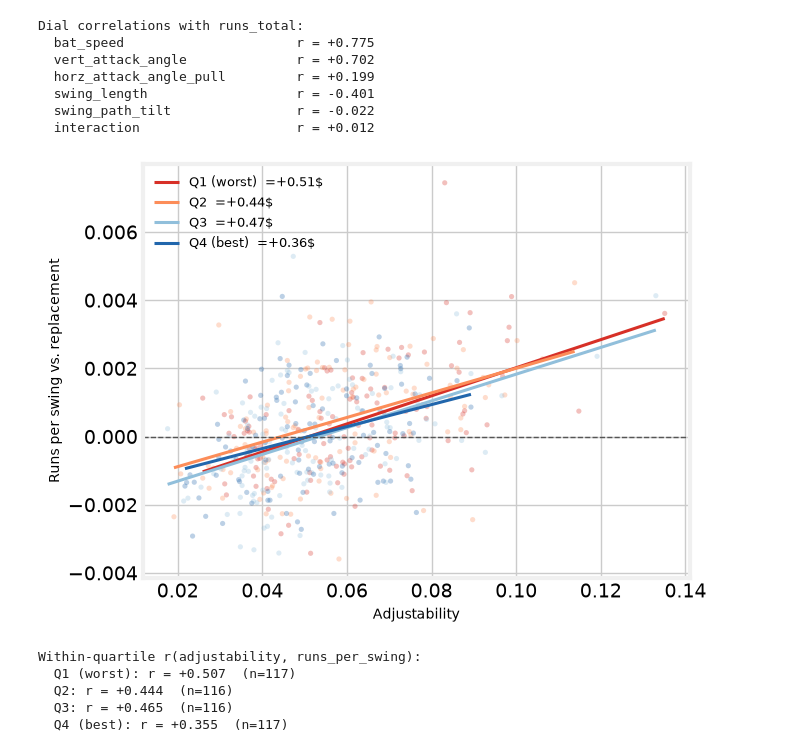
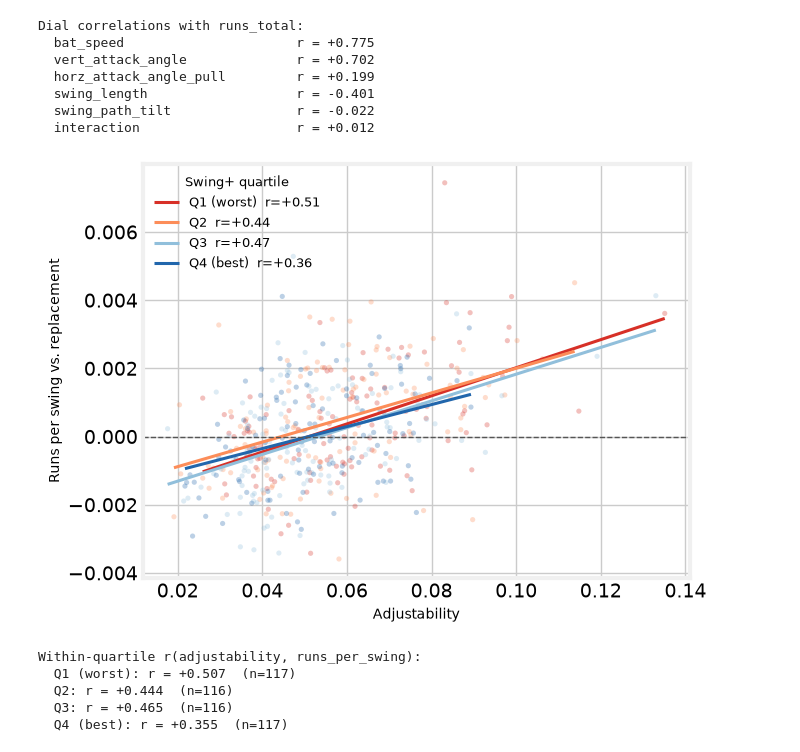
Before and after one commit to theoauyeung/swing_repetoire, a Jupyter notebook: src/adjustability_results.ipynb, the cells around one changed output. Saved outputs shown, nothing was run; the diff lists cells and outputs as text; code cells hidden in the pictures.

Commit message:
fix: remove dollar signs from legend, add Swing+ quartile legend title
Co-Authored-By: Claude Sonnet 4.6 <noreply@anthropic.com>

```diff
--- a/src/adjustability_results.ipynb
+++ b/src/adjustability_results.ipynb
@@ -613,36 +613,37 @@ _cf  = pd.read_parquet(DATA / 'adjustability_value.parquet',
                        columns=['batter_id','batter_stand','swing_plus','runs_per_swing'])
 _df  = _adj.merge(_cf, on=['batter_id','batter_stand']).dropna(subset=['swing_plus','runs_per_swing'])
 
 Q_LABELS = ['Q1 (worst)', 'Q2', 'Q3', 'Q4 (best)']
 Q_COLORS = ['#d73027', '#fc8d59', '#91bfdb', '#2166ac']
 _df['sp_q'] = pd.qcut(_df['swing_plus'], 4, labels=Q_LABELS)
 
 with plt.style.context(FT):
     fig, ax = plt.subplots(figsize=(7, 5))
     for q, col in zip(Q_LABELS, Q_COLORS):
         sub = _df[_df['sp_q'] == q]
         ax.scatter(sub['adjustability'], sub['runs_per_swing'],
                    s=14, alpha=0.30, color=col, edgecolor='none')
         b1q, b0q = np.polyfit(sub['adjustability'], sub['runs_per_swing'], 1)
         xs_q = np.array([sub['adjustability'].min(), sub['adjustability'].max()])
         rq, _ = _stats.pearsonr(sub['adjustability'], sub['runs_per_swing'])
         ax.plot(xs_q, b0q + b1q * xs_q, color=col, lw=2.2,
-                label=f'{q}  ={rq:+.2f}$')
+                label=f'{q}  r={rq:+.2f}')
     ax.axhline(0, color='#555', lw=1, ls='--')
     ax.set_xlabel('Adjustability', fontsize=10)
     ax.set_ylabel('Runs per swing vs. replacement', fontsize=10)
-    ax.legend(fontsize=9, frameon=False, loc='upper left')
+    ax.legend(fontsize=9, frameon=False, loc='upper left',
+              title='Swing+ quartile', title_fontsize=9)
     fig.tight_layout()
     fig.savefig(plot_path('adjustability_value_swingplus.png'), dpi=150, bbox_inches='tight')
     plt.show()
 
 print('Within-quartile r(adjustability, runs_per_swing):')
 for q in Q_LABELS:
     sub = _df[_df['sp_q'] == q]
     rq, _ = _stats.pearsonr(sub['adjustability'], sub['runs_per_swing'])
     print(f'  {q}: r = {rq:+.3f}  (n={len(sub)})')
 # %% [output]
-[figure, old version]
+[figure, new version]
 Within-quartile r(adjustability, runs_per_swing):
   Q1 (worst): r = +0.507  (n=117)
   Q2: r = +0.444  (n=116)
```
Also changed, not shown: 1 other file.
